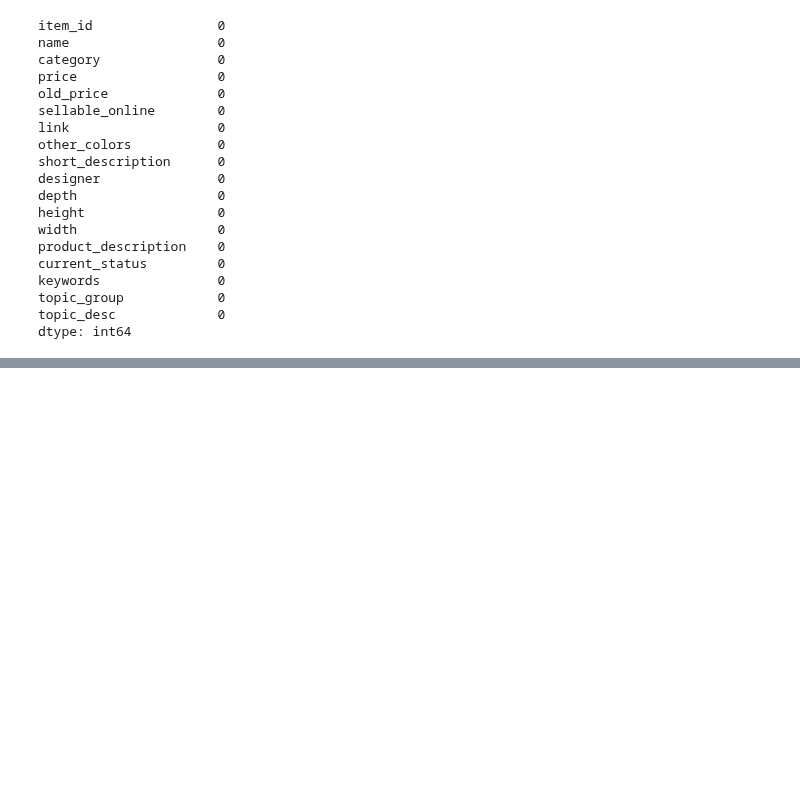
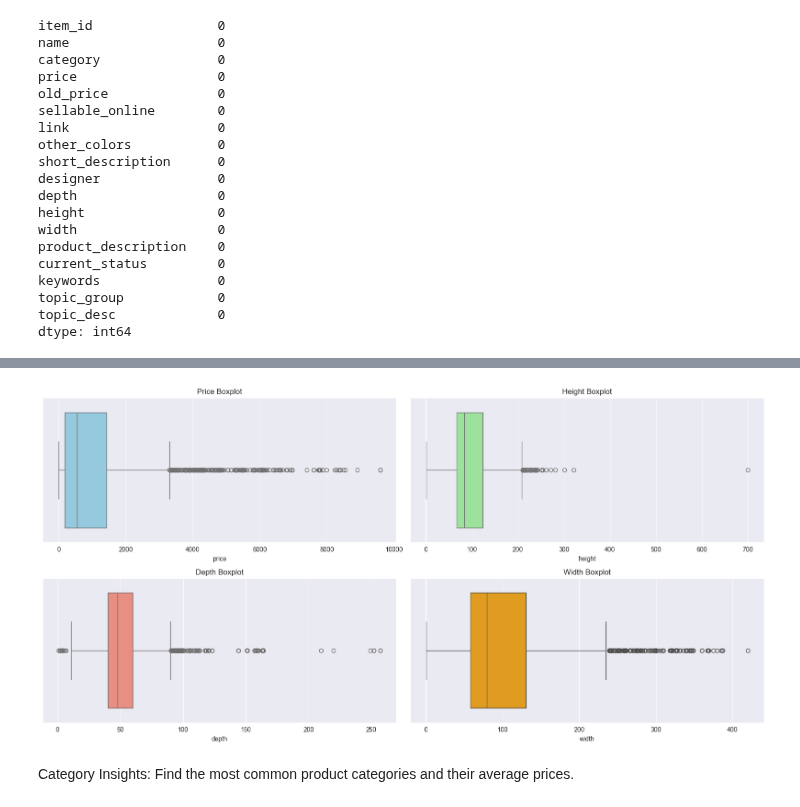
Before and after one commit to Sevinj-joy/Matplotlib_examples, a Jupyter notebook: IKEA/ikea_analysis.ipynb, the cells around one changed output, grey strips where cells are left out. Saved outputs shown, nothing was run; the diff lists cells and outputs as text; code cells hidden in the pictures; blank space fills up the shorter version.

```diff
--- a/IKEA/ikea_analysis.ipynb
+++ b/IKEA/ikea_analysis.ipynb
@@ -350,0 +403,26 @@ dtype: int64
+# %%
+# Box plots for price, height, depth, and width
+plt.figure(figsize=(16, 8))
+
+plt.subplot(2, 2, 1)
+sns.boxplot(x=data['price'], color='skyblue')
+plt.title('Price Boxplot')
+
+plt.subplot(2, 2, 2)
+sns.boxplot(x=data['height'], color='lightgreen')
+plt.title('Height Boxplot')
+
+plt.subplot(2, 2, 3)
+sns.boxplot(x=data['depth'], color='salmon')
+plt.title('Depth Boxplot')
+
+plt.subplot(2, 2, 4)
+sns.boxplot(x=data['width'], color='orange')
+plt.title('Width Boxplot')
+
+plt.tight_layout()
+plt.show()
+# %% [output]
+[figure, added]
+# %% [markdown]
+Category Insights: Find the most common product categories and their average prices.
```
Also changed, not shown: parts of 6 cells of this notebook.
